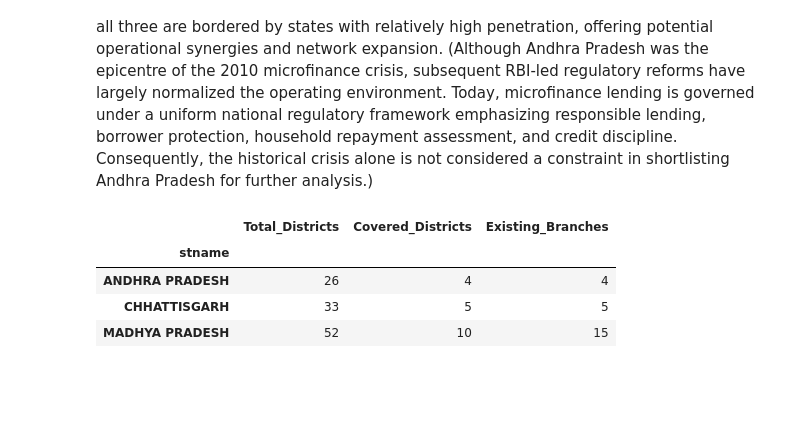
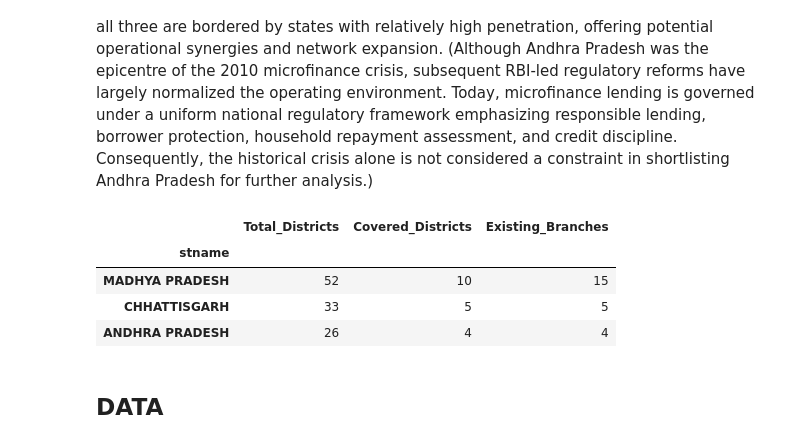
Before and after one commit to idnantimar/UJJIVAN-a_case_study, a Jupyter notebook: USFB-analysis.ipynb, the cells around one changed output. Drawn from its saved outputs; the diff is of its cells as text; code cells hidden in the pictures; blank space fills up the shorter version.

```diff
--- a/USFB-analysis.ipynb
+++ b/USFB-analysis.ipynb
@@ -240,11 +228,35 @@ memory usage: 38.3 KB
 # %% [markdown]
 Based on the background, we shortlist **Madhya Pradesh**, **Chhattisgarh**, and **Andhra Pradesh** for further analysis. These states have 15–20% district penetration, providing a balance between expansion opportunities and an existing market presence. Additionally, all three are bordered by states with relatively high penetration, offering potential operational synergies and network expansion. (Although Andhra Pradesh was the epicentre of the 2010 microfinance crisis, subsequent RBI-led regulatory reforms have largely normalized the operating environment. Today, microfinance lending is governed under a uniform national regulatory framework emphasizing responsible lending, borrower protection, household repayment assessment, and credit discipline. Consequently, the historical crisis alone is not considered a constraint in shortlisting Andhra Pradesh for further analysis.)
 # %%
-states_chosen = ["MADHYA PRADESH","CHHATTISGARH","ANDHRA PRADESH"]
-COVERAGE.loc[states_chosen].sort_values("Existing_Branches")
+display(
+    COVERAGE.loc[
+        states_chosen,
+        ["Total_Districts", "Covered_Districts", "Existing_Branches"],
+    ].sort_values("Existing_Branches", ascending=False)
+)
+
+
+## == EXCLUDE EXISTING DISTRICTS ====
+DISTRICT_CANDIDATES = (
+    pd.merge(
+        ADM.loc[ADM["stname"].isin(states_chosen)],
+        BRANCH_MASTER[["stname","dtname"]].drop_duplicates(),
+        on=["stname","dtname"],
+        how='left',
+        indicator=True,
+        sort=False,
+    )
+    .query("_merge == 'left_only'")
+    .drop(columns="_merge")
+    .set_index(["stname","dtname"])
+    .sort_index()
+)
+## ======
 # %% [output]
 |  | Total_Districts | Covered_Districts | Existing_Branches |
 | stname |  |  |  |
+| MADHYA PRADESH | 52 | 10 | 15 |
+| CHHATTISGARH | 33 | 5 | 5 |
 | ANDHRA PRADESH | 26 | 4 | 4 |
-| CHHATTISGARH | 33 | 5 | 5 |
-| MADHYA PRADESH | 52 | 10 | 15 |
+# %% [markdown]
+## **DATA**
```
Also changed, not shown: parts of 3 cells of this notebook.
